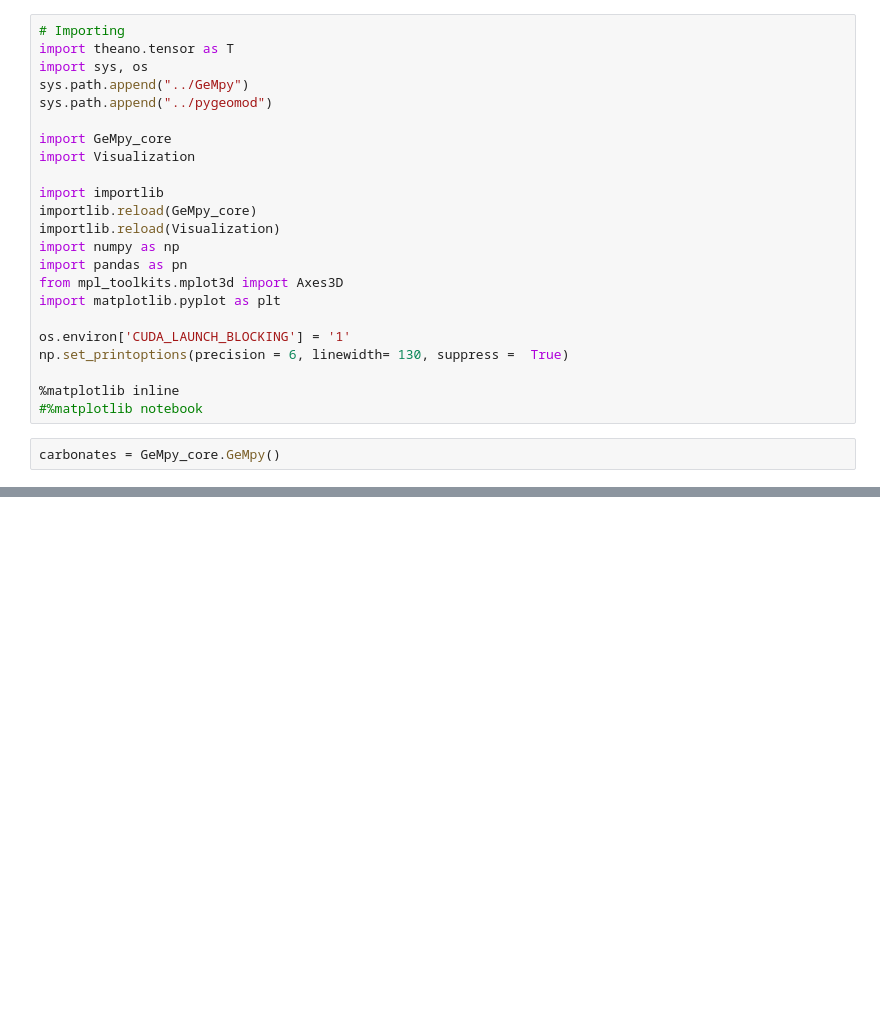
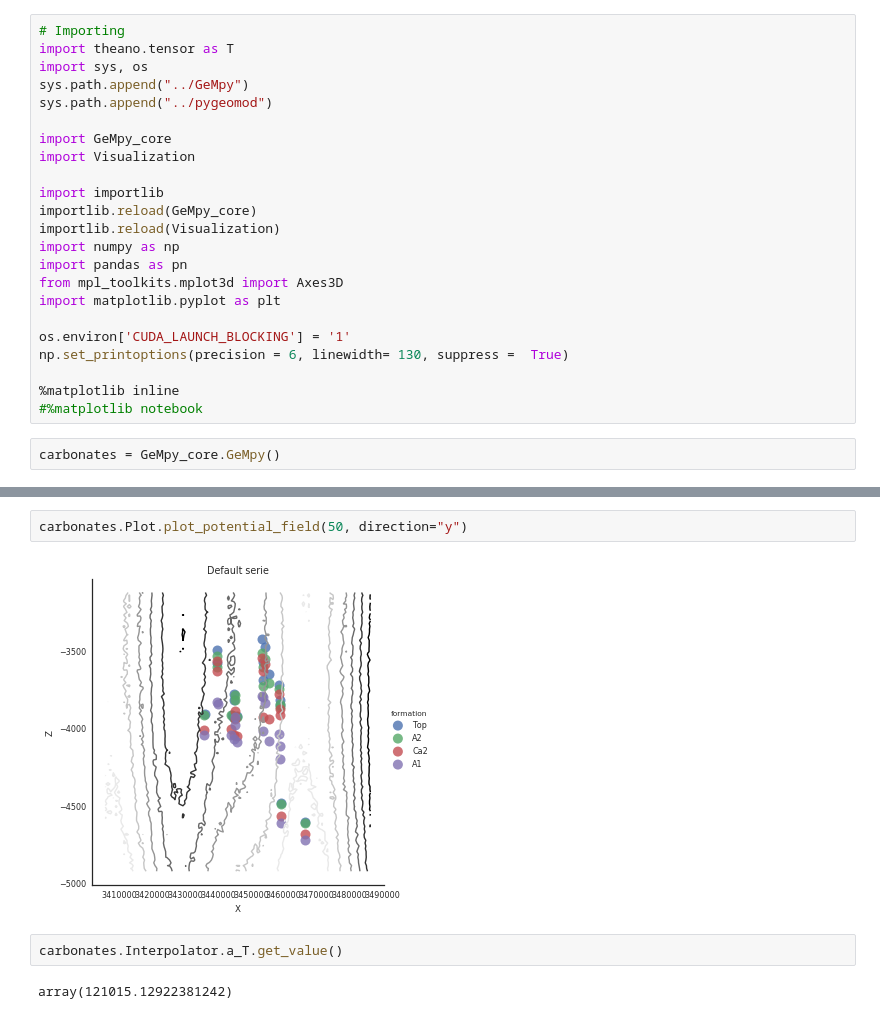
Before and after one commit to Leguark/GeMpy, a Jupyter notebook: Prototype Notebook/Max Project.ipynb, the cells around one changed output, grey strips where cells are left out. Saved outputs shown, nothing was run; the diff lists cells and outputs as text; blank space fills up the shorter version.

```diff
--- a/Prototype Notebook/Max Project.ipynb
+++ b/Prototype Notebook/Max Project.ipynb
@@ -29,0 +140,8 @@ sandstone.import_data( 696000,747000,6863000,6950000,-20000, 2000,
+# %%
+carbonates.Plot.plot_potential_field(50, direction="y")
+# %% [output]
+[figure, added]
+# %%
+carbonates.Interpolator.a_T.get_value()
+# %% [output]
+array(121015.12922381242)
```
Also changed, not shown: parts of 10 cells of this notebook, 3 other files.
